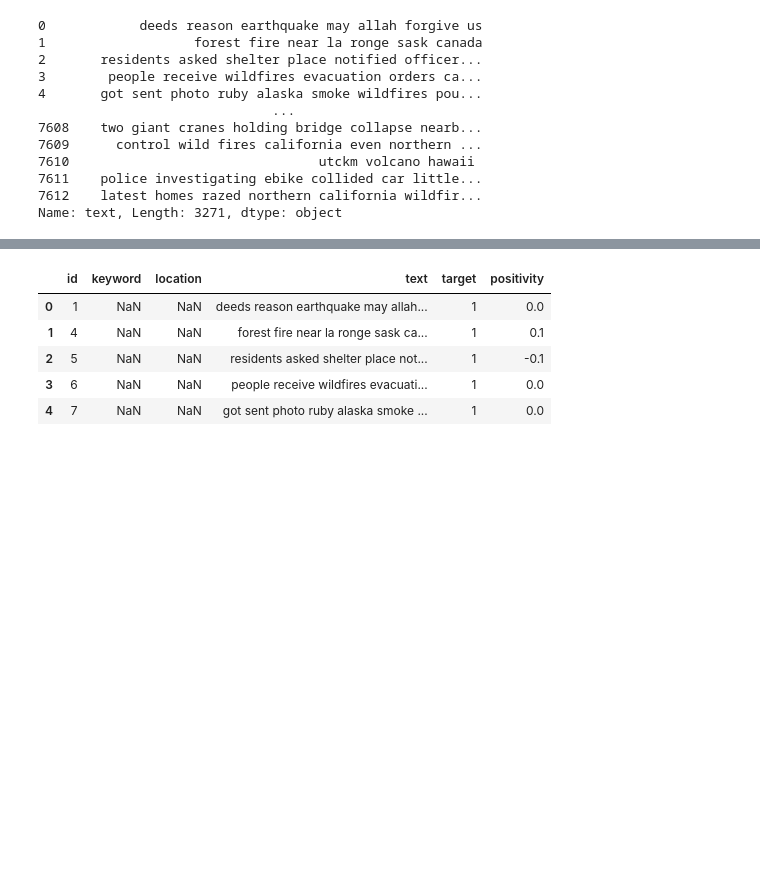
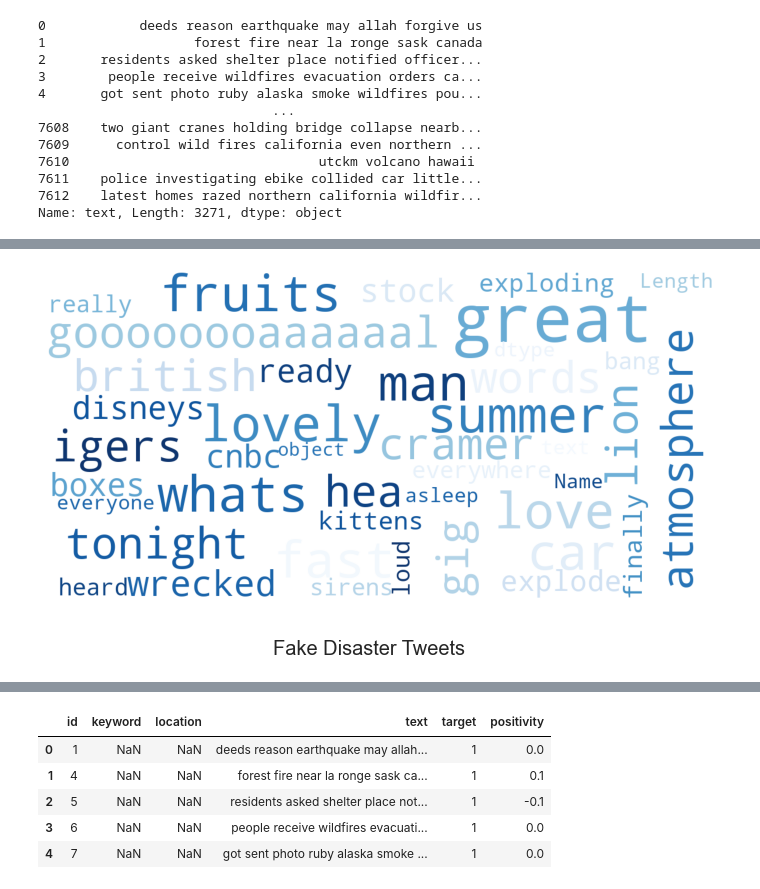
Before and after one commit to El-Mendez/data-science-lab5, a Jupyter notebook: notebook.ipynb, the cells around one changed output, grey strips where cells are left out. Drawn from its saved outputs; the diff is of its cells as text; code cells hidden in the pictures; blank space fills up the shorter version.

```diff
--- a/notebook.ipynb
+++ b/notebook.ipynb
@@ -216,0 +266,4 @@ sns.barplot(y=df_bifake.Word.head(15), x=df_bifake.Count.head(15))
+# %%
+show_wordcloud(fake_disaster, title = 'Fake Disaster Tweets')
+# %% [output]
+[figure, added]
```
Also changed, not shown: parts of 39 cells of this notebook.
